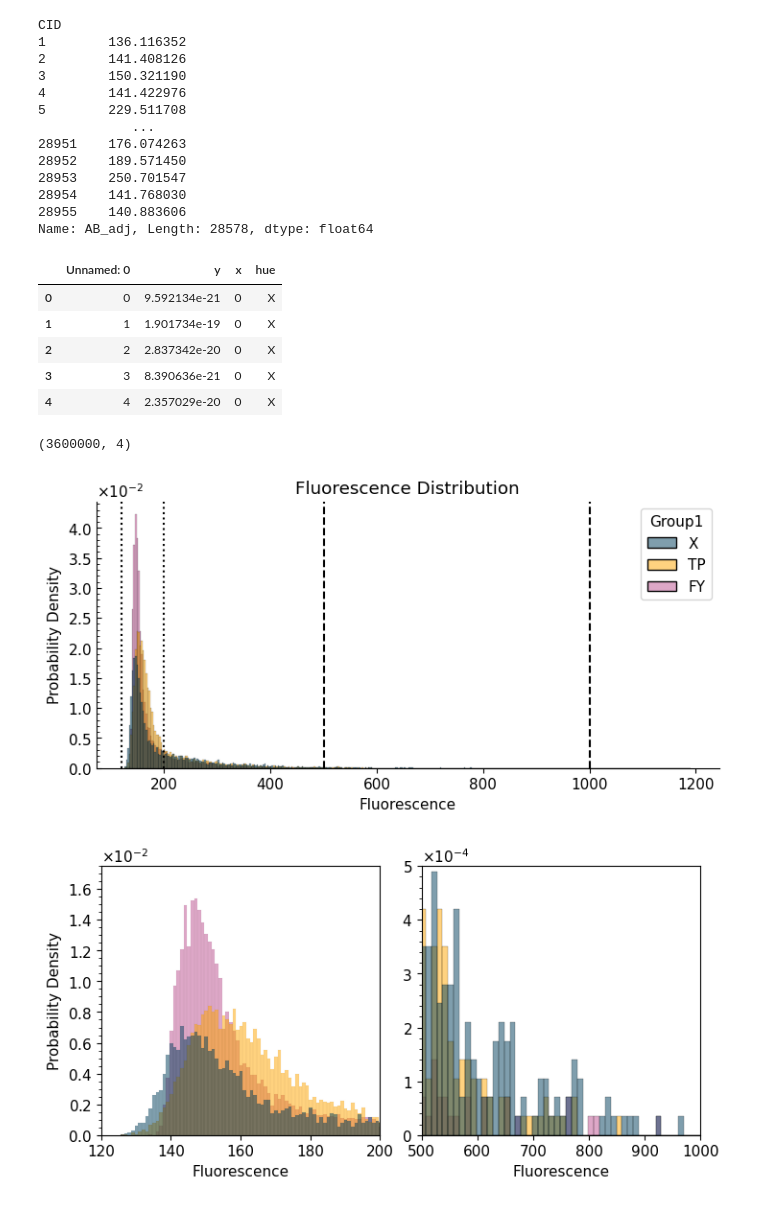
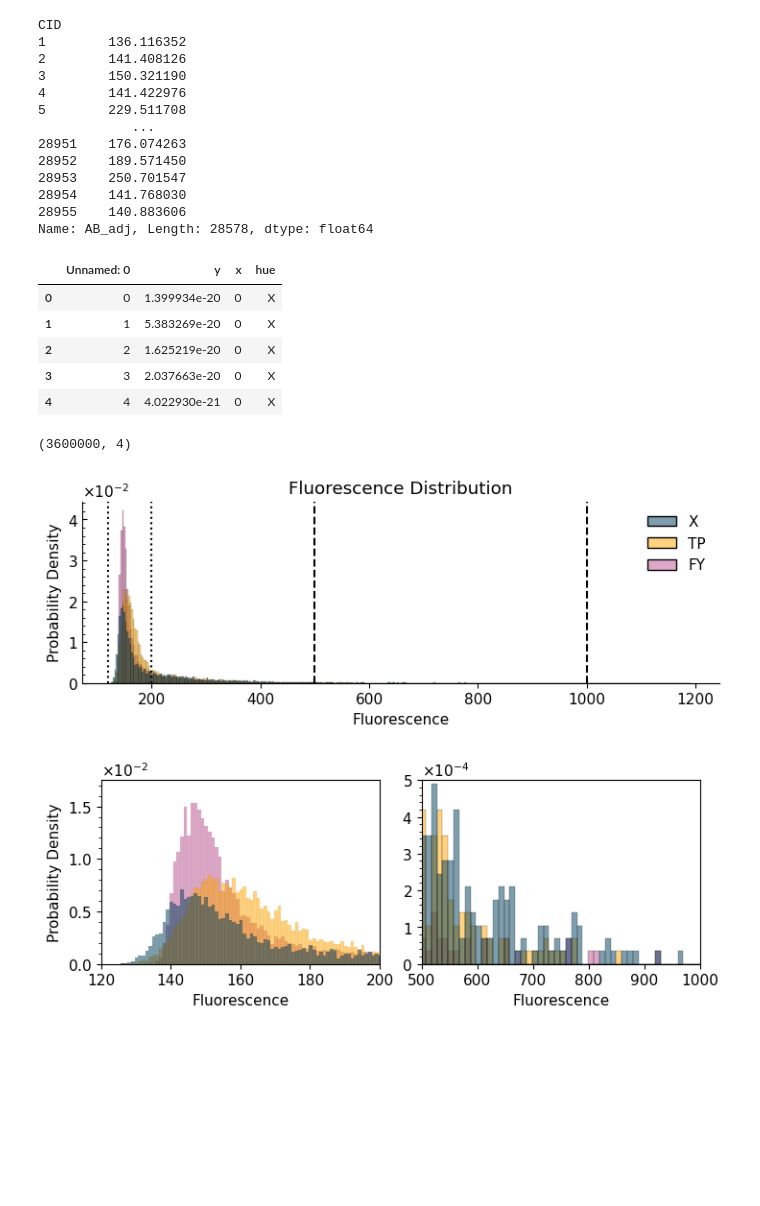
Before and after one commit to RaphaelAngerbauer/md_thesis, a Jupyter notebook: notebooks/figure_creation/Figure2.ipynb, the cells around one changed output. Saved outputs shown, nothing was run; the diff lists cells and outputs as text; code cells hidden in the pictures; blank space fills up the shorter version.

```diff
--- a/notebooks/figure_creation/Figure2.ipynb
+++ b/notebooks/figure_creation/Figure2.ipynb
@@ -20,4 +22,4 @@ from create_figures import add_p_bars, boxplot, add_multilevel_xticks, lineplot
 # %%
-f = result().read(r"E:\diploma_thesis\Data\2. Plasmid can degrade soluable GFP-tagged α-Synuclein\Flourometry\Results.csv")
+f = result().read(f"{folder}/2. Plasmid can degrade soluable GFP-tagged α-Synuclein/Flourometry/Results.csv")
 f.summarize(values = "Mean_norm").head()
 # %% [output]
@@ -111,6 +113,6 @@ fig1.savefig("Fig2_Fluorometry.svg", format = "svg")
 # %% [markdown]
 # Densitometry
 # %%
-d = result().read(r"E:\diploma_thesis\Data\2. Plasmid can degrade soluable GFP-tagged α-Synuclein\WB\Results.csv")
+d = result().read(f"{folder}/2. Plasmid can degrade soluable GFP-tagged α-Synuclein/WB/Results.csv")
 d.summarize(values = "aSyn_norm").head()
 # %% [output]
@@ -291,8 +293,8 @@ fig3.savefig("Fig2_WB.svg", format = "svg",bbox_inches='tight')
 
 # fig.savefig("Fig2_Microscopy.svg", format = "svg",bbox_inches='tight')
 # %%
-df = pd.read_csv("E:\diploma_thesis\Data\X. Distribuion\CellInfo.csv", index_col="NDID").join(
-    pd.read_excel("E:\diploma_thesis\Data\X. Distribuion\Info.xlsx", index_col = "NDID")
+df = pd.read_csv(f"{folder}/X. Distribuion/CellInfo.csv", index_col="NDID").join(
+    pd.read_excel(f"{folder}/X. Distribuion/Info.xlsx", index_col = "NDID")
 ).groupby("CID").first()
 df.head()
 # %% [output]
@@ -362,11 +364,11 @@ else:
 boot_df.head()
 # %% [output]
 |  | Unnamed: 0 | y | x | hue |
-| 0 | 0 | 9.592134e-21 | 0 | X |
-| 1 | 1 | 1.901734e-19 | 0 | X |
-| 2 | 2 | 2.837342e-20 | 0 | X |
-| 3 | 3 | 8.390636e-21 | 0 | X |
-| 4 | 4 | 2.357029e-20 | 0 | X |
+| 0 | 0 | 1.399934e-20 | 0 | X |
+| 1 | 1 | 5.383269e-20 | 0 | X |
+| 2 | 2 | 1.625219e-20 | 0 | X |
+| 3 | 3 | 2.037663e-20 | 0 | X |
+| 4 | 4 | 4.022930e-21 | 0 | X |
 # %%
 boot_df.shape
 # %% [output]
@@ -374,36 +376,40 @@ boot_df.shape
 # %%
 
 
-fig3, ax = plt.subplots(figsize = (3.54*2,3.54), layout = "constrained")
+fig3, ax = plt.subplots(figsize = (3.54*2,2.65), layout = "constrained")
 
 
 
 ax = sns.histplot(data = df,
             x = "AB_adj",
             hue = "Group1",
             ax = ax,
             palette = ["#003f5c",
                      "#ffa600",
                      "#bc5090"],
             legend = True,
             kde = False,
             stat = "probability")
 ax.axvline(500, color = "k", linestyle = "--")
 ax.axvline(1000, color = "k", linestyle = "--")
 ax.axvline(120, color = "k", linestyle = ":")
 ax.axvline(200, color = "k", linestyle = ":")
 ax.ticklabel_format(axis = "y",style = "sci", scilimits=(0,0),useMathText=True)
 ax = prettify(ax,
               title = "Fluorescence Distribution",
               x = ("Fluorescence",""),
               y = ("Probability Density",""))
 ax.tick_params(axis = "x",direction = "out")
+legend = ax.get_legend()
 
-fig3.savefig("Dist.svg")
+legend.set_title('')
+legend.get_frame().set_alpha(0)
+
+fig3.savefig("../../plots/Dist.svg")
 # %% [output]
-[figure, old version]
+[figure, new version]
 # %%
-fig4, axs = plt.subplots(1,2,figsize = (3.54*2,3.54), layout = "constrained")
+fig4, axs = plt.subplots(1,2,figsize = (3.54*2,2.65), layout = "constrained")
 ax = axs[1]
 
 ax = sns.histplot(data = df,
@@ -453,9 +459,9 @@ ax.tick_params(axis = "x",bottom = True, direction = "out", labelbottom = True)
 ax.tick_params(axis = "y",which ="both",left = True, labelleft = True, direction = "out")
 ax.spines[['right', 'top']].set_visible(True)
 
-fig4.savefig("Dist_lo.svg")
+fig4.savefig("../../plots/Dist_lo.svg")
 # %% [output]
-[figure, old version]
+[figure, new version]
 # %%
 # from sklearn.mixture import GaussianMixture
 # def get_gmm_means(data,
```
Also changed, not shown: parts of 15 cells of this notebook, 2 other files.
